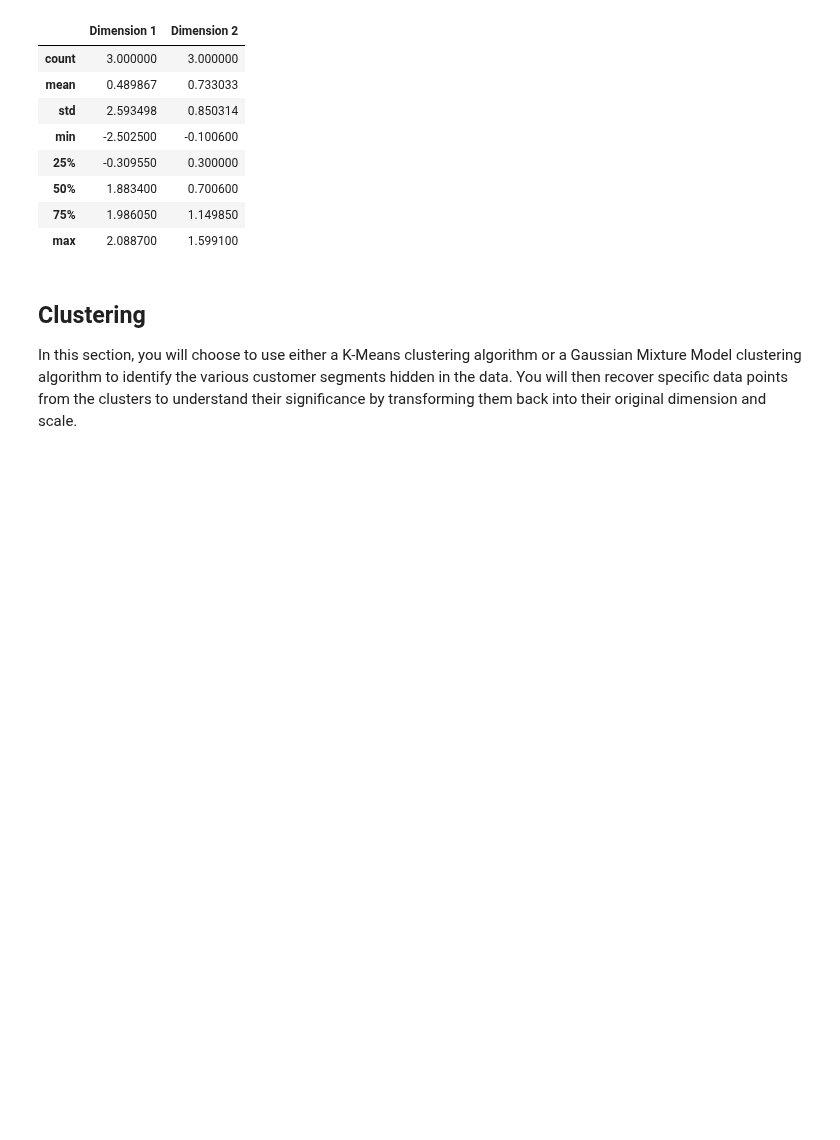
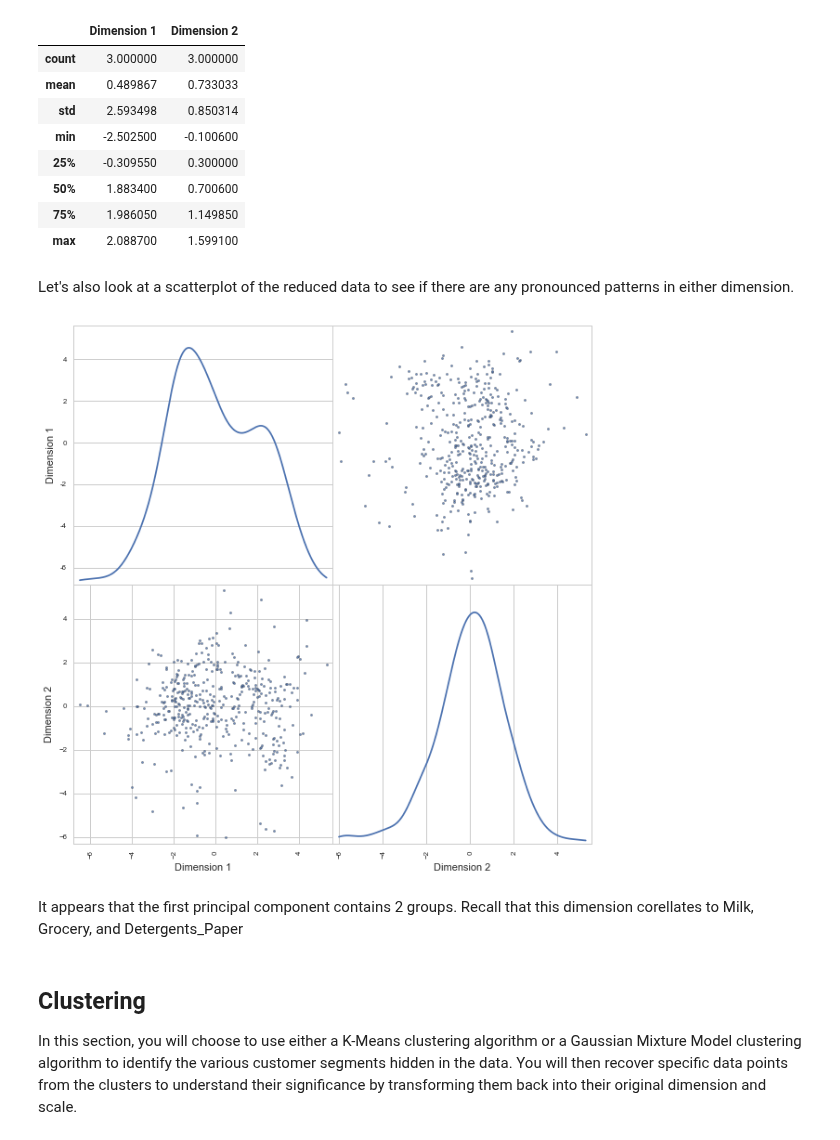
Before and after one commit to baumanab/Udacity_MachineLearningEngineer_ND, a Jupyter notebook: projects/creating_customer_segments/customer_segments.ipynb, the cells around one changed output. Saved outputs shown, nothing was run; the diff lists cells and outputs as text; code cells hidden in the pictures; blank space fills up the shorter version.

```diff
--- a/projects/creating_customer_segments/customer_segments.ipynb
+++ b/projects/creating_customer_segments/customer_segments.ipynb
@@ -477,6 +477,14 @@ display(pd.DataFrame(np.round(pca_samples, 4), columns = ['Dimension 1', 'Dimens
 | 50% | 1.883400 | 0.700600 |
 | 75% | 1.986050 | 1.149850 |
 | max | 2.088700 | 1.599100 |
+# %% [markdown]
+Let's also look at a scatterplot of the reduced data to see if there are any pronounced patterns in either dimension.
+# %%
+pd.scatter_matrix(reduced_data, alpha = 0.8, figsize = (10,10), diagonal = 'kde');
+# %% [output]
+[figure, added]
+# %% [markdown]
+It appears that the first principal component contains 2 groups. Recall that this dimension corellates to Milk, Grocery, and Detergents_Paper
 # %% [markdown]
 ## Clustering
 
```
Also changed, not shown: parts of 6 cells of this notebook, 1 other file.
